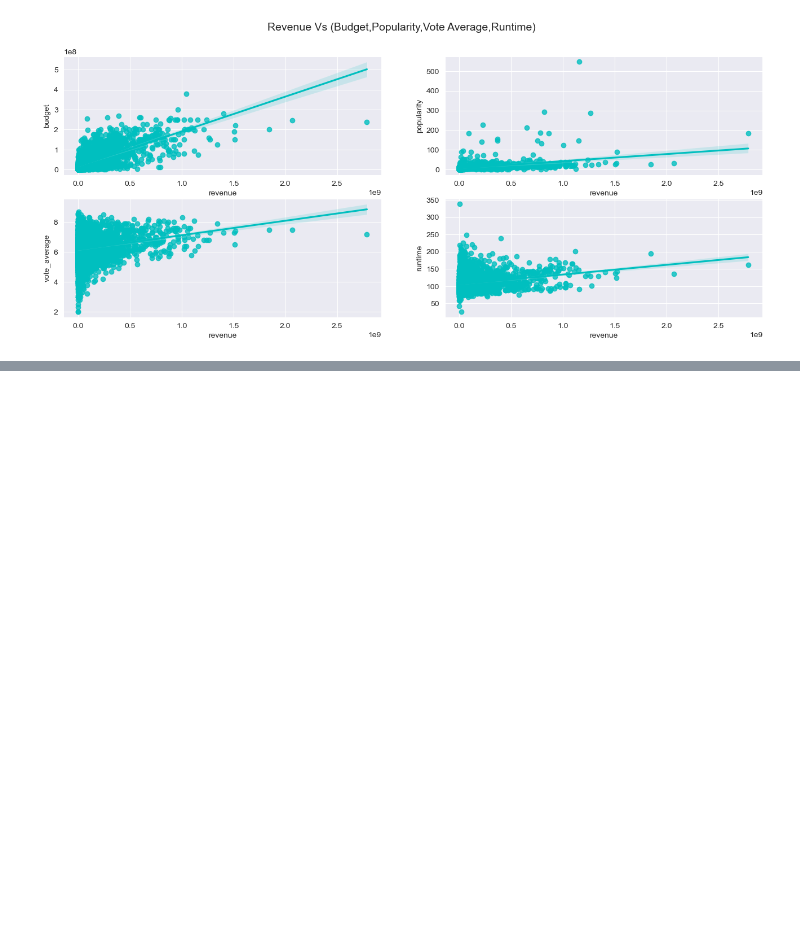
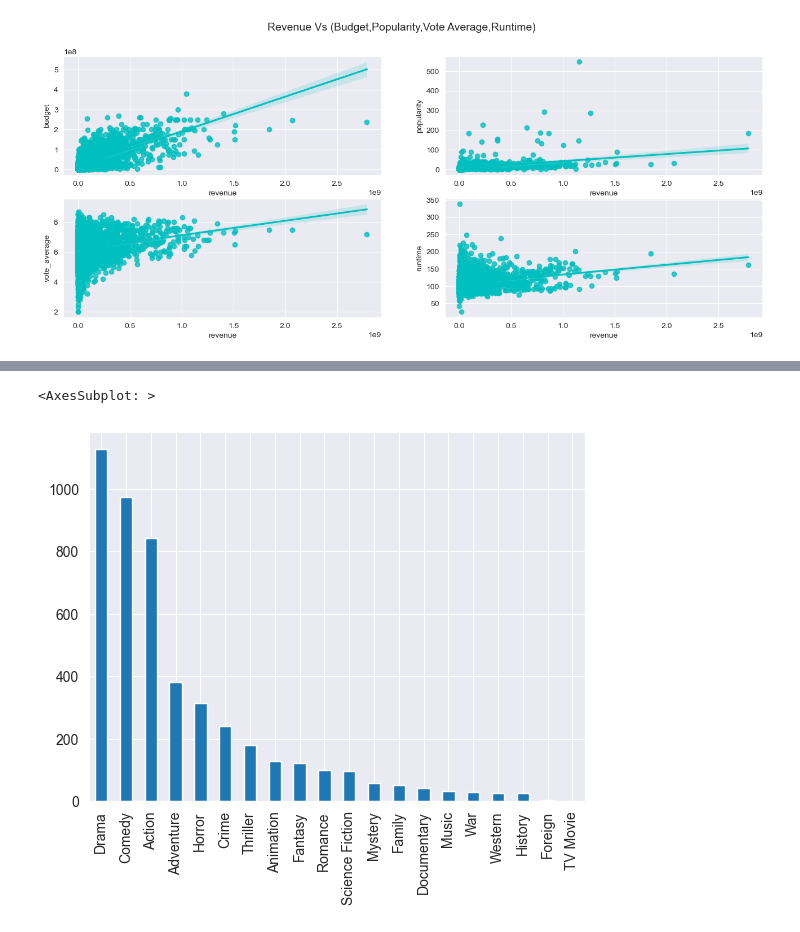
Before and after one commit to MieThorberg/MovieMatch, a Jupyter notebook: MovieRevenueVSBudget.ipynb, the cells around one changed output, grey strips where cells are left out. Saved outputs shown, nothing was run; the diff lists cells and outputs as text; code cells hidden in the pictures; blank space fills up the shorter version.

```diff
--- a/MovieRevenueVSBudget.ipynb
+++ b/MovieRevenueVSBudget.ipynb
@@ -120,0 +131,10 @@ sns.regplot(x=data['revenue'], y=data['runtime'],color='c',ax=axes[1][1])
+# %%
+genres = data['genres'].str[0]
+data1 = pd.Series(genres)
+count = data1.value_counts(ascending=False)
+count
+
+count.plot(kind="bar")
+# %% [output]
+<AxesSubplot: >
+[figure, added]
```
Also changed, not shown: parts of 1 cell of this notebook, 2 other files.
